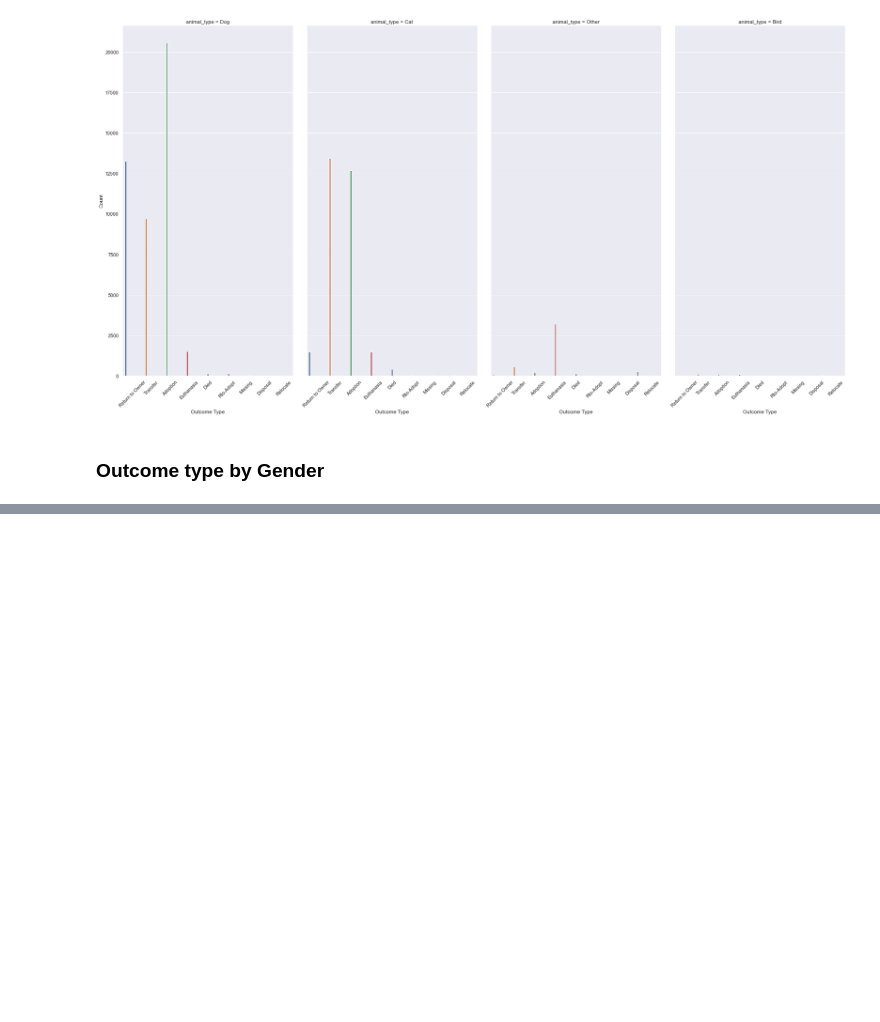
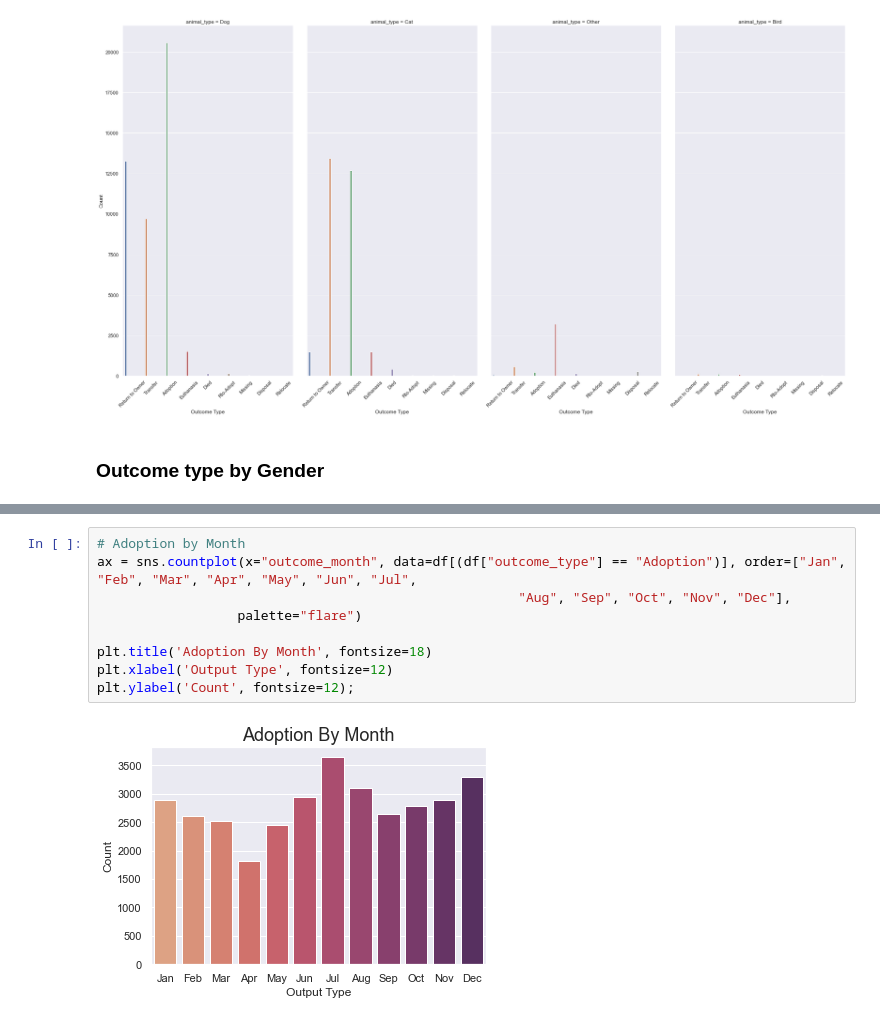
Before and after one commit to hookjamesa/austin_animal_shelter_analysis, a Jupyter notebook: visual_analysis.ipynb, the cells around one changed output, grey strips where cells are left out. Drawn from its saved outputs; the diff is of its cells as text; blank space fills up the shorter version.

Commit message:
Adoption update

```diff
--- a/visual_analysis.ipynb
+++ b/visual_analysis.ipynb
@@ -199,0 +226,11 @@ sns.countplot(y="outcome_type", hue="intake_type", data=df)
+# %%
+# Adoption by Month
+ax = sns.countplot(x="outcome_month", data=df[(df["outcome_type"] == "Adoption")], order=["Jan", "Feb", "Mar", "Apr", "May", "Jun", "Jul",
+                                                      "Aug", "Sep", "Oct", "Nov", "Dec"],
+                  palette="flare")
+
+plt.title('Adoption By Month', fontsize=18)
+plt.xlabel('Output Type', fontsize=12)
+plt.ylabel('Count', fontsize=12);
+# %% [output]
+[figure, added]
```
Also changed, not shown: parts of 9 cells of this notebook.
